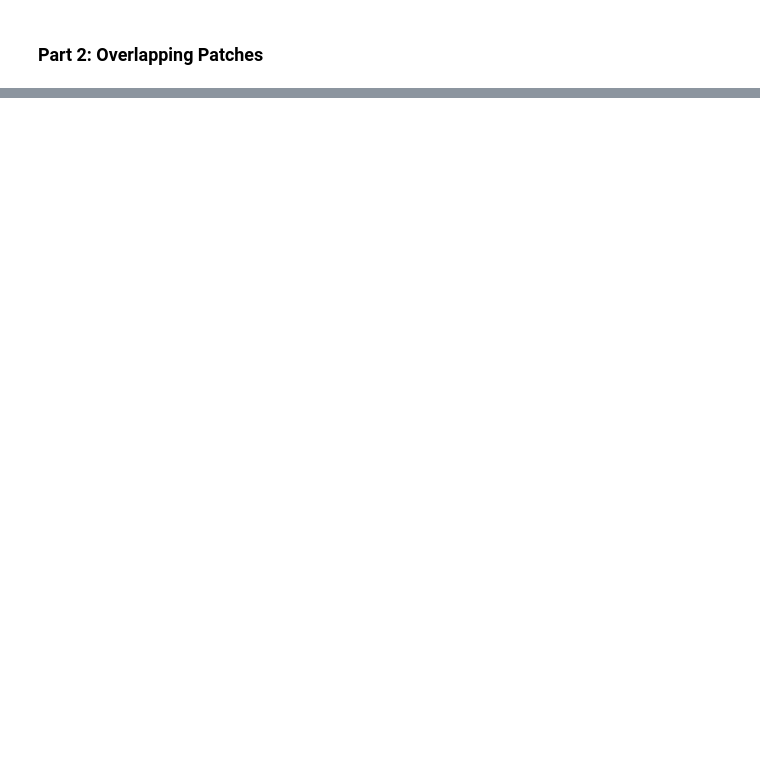
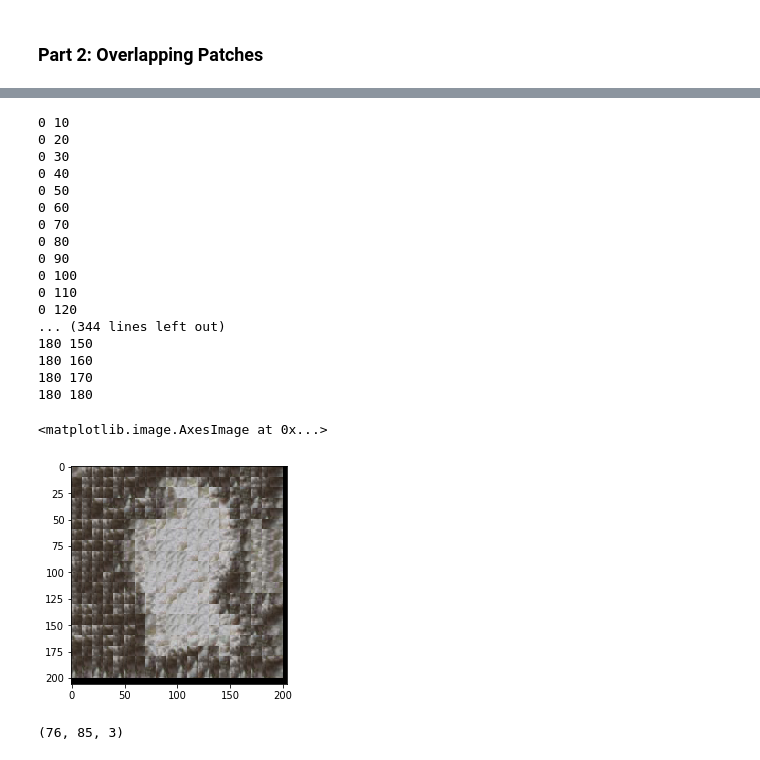
Before and after one commit to SauravShroff/LightFieldCamera, a Jupyter notebook: ImageQuilting.ipynb, the cells around one changed output, grey strips where cells are left out. Cells and saved outputs as stored; diff of their text form; code cells hidden in the pictures; blank space fills up the shorter version.

```diff
--- a/ImageQuilting.ipynb
+++ b/ImageQuilting.ipynb
@@ -15,7 +17,10 @@ from PIL import Image
 # load images here
 TEXTURE_1 = imread("text_small.jpg") / 255.
 TEXTURE_2 = imread("bricks_small.jpg") / 255.
-TEXTURE_3 = None
+TEXTURE_3 = imread("white_small.jpg") / 255.
+
+TARGET = rescale(imread("target.jpg") / 255., 0.4)
+TARGET2 = imread("matt.jpg") / 255.
 # %% [markdown]
 ### Part 1: Randomly Sampled Texture
 # %%
@@ -107,0 +135,62 @@ imshow(im)
+# %%
+def texture_transfer(sample, target, patchsize, overlap, tol):
+    outsize = target.shape
+    assert len(outsize) == len(sample.shape)
+    # init an empty output image and compute how many tiles we will need in each axis
+    out = np.zeros(outsize).astype(float)
+    y_tiles = 1 + int((outsize[0] - patchsize) / (patchsize - overlap))
+    x_tiles = 1 + int((outsize[1] - patchsize) / (patchsize - overlap))
+
+    # place the top left tile (choosing randomly)
+    ry = randint(0, sample.shape[0] - patchsize)
+    rx = randint(0, sample.shape[1] - patchsize)
+    out[0:patchsize, 0:patchsize, :] = sample[ry:ry+patchsize, rx:rx+patchsize, :]
+
+    # define a list of positions we want to "tile" in our output image
+    tile_positions = []
+    for y in range(y_tiles):
+        for x in range(x_tiles):
+            tile_positions.append((y*(patchsize - overlap) ,  x*(patchsize - overlap)))
+
+    patches = []
+    for y in range(0, sample.shape[0] - patchsize):
+        for x in range(0, sample.shape[1] - patchsize):
+            patches.append(sample[y:y+patchsize, x:x+patchsize, :])
+
+
+    # for each position we want to tile, choose and copy a tile from SAMPLE
+    for y, x in tile_positions:
+        if y == 0 and x == 0: continue
+        print(y, x)
+        current_patch = out[y:y+patchsize, x:x+patchsize, :]
+        chosen_patch = choose_patch_texture(current_patch, patches, y, x, target, patchsize)
+        out[y:y+patchsize, x:x+patchsize, :] = chosen_patch
+
+    return out
+# %%
+im_matt = texture_transfer(TEXTURE_3, TARGET2, 20, 10, 0.1)
+imshow(im_matt)
+# %% [output]
+0 10
+0 20
+0 30
+0 40
+0 50
+0 60
+0 70
+0 80
+0 90
+0 100
+0 110
+0 120
+... (344 lines left out)
+180 150
+180 160
+180 170
+180 180
+<matplotlib.image.AxesImage at 0x...>
+[figure, added]
+# %%
+print(TEXTURE_3.shape)
+# %% [output]
+(76, 85, 3)
```
Also changed, not shown: parts of 10 cells of this notebook.
